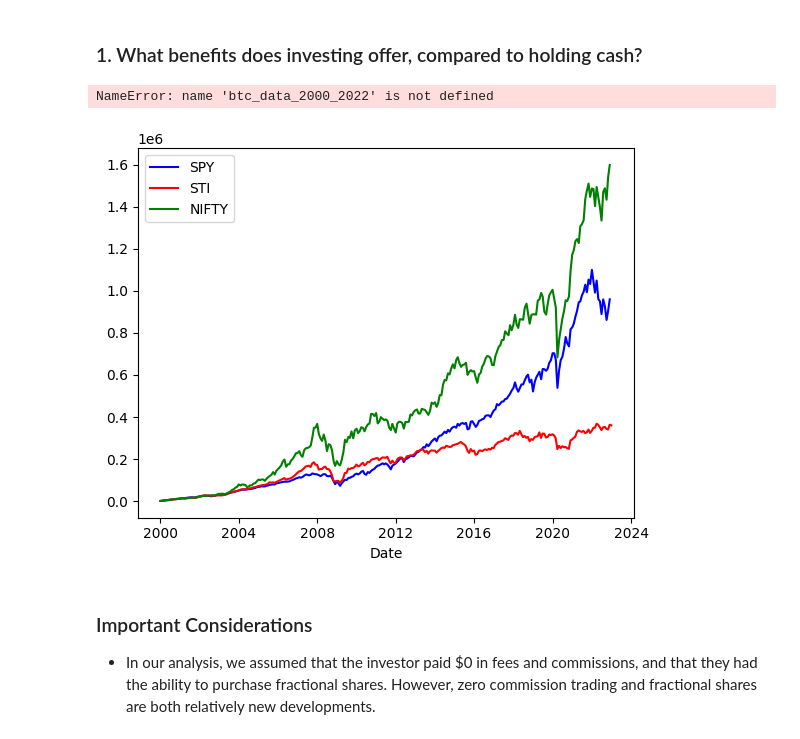
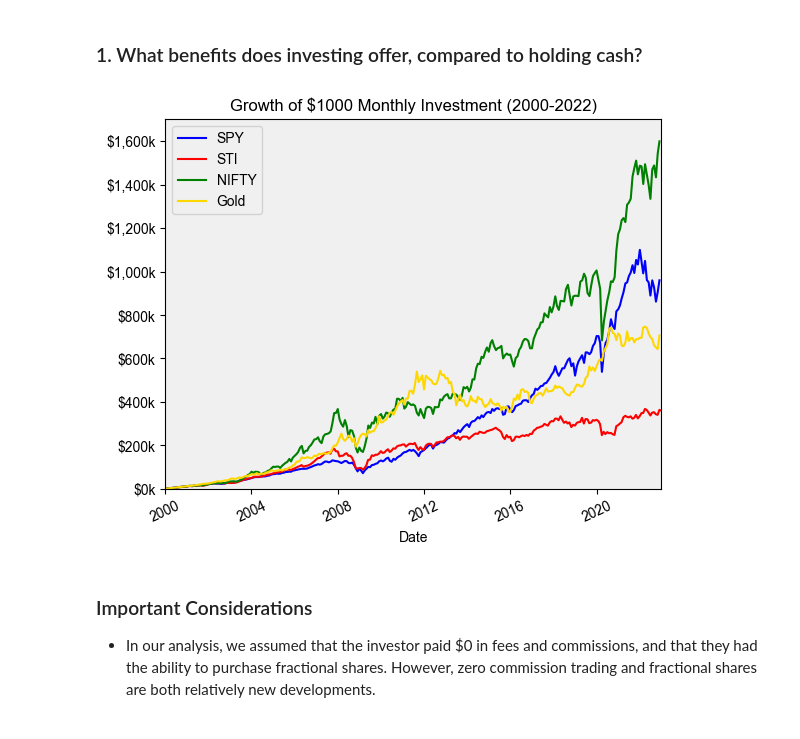
Before and after one commit to ConfuseIous/PDS-CA2, a Jupyter notebook: Main.ipynb, the cells around one changed output. Cells and saved outputs as stored; diff of their text form; code cells hidden in the pictures.

Commit message:
added gold to analysis

```diff
--- a/Main.ipynb
+++ b/Main.ipynb
@@ -141,7 +141,9 @@ For maximum precision and granularity, we will use the "Daily" sheet, as this co
 gold_data = pd.read_excel('data/GoldSpotPrices.xlsx', sheet_name='Daily', skiprows=5, index_col=2)
 gold_data = gold_data.drop(['Unnamed: 0', 'Unnamed: 1'], axis=1)
 gold_data = gold_data.iloc[:, 0:1]
-# The index is already in datetime format
+# The index is already in datetime format, but needs to be converted to a regular column
+gold_data.reset_index(level=0, inplace=True)
+gold_data.columns = ['Date', 'Close']
 
 data.gold_data = gold_data
 data.gold_data.head()
@@ -251,6 +253,9 @@ total_sti_value = [0]
 
 total_nifty_shares = [0]
 total_nifty_value = [0]
+
+total_gold = [0]
+total_gold_value = [0]
 
 for year in range(2000, 2023):
     for month in range(1, 13):
@@ -263,36 +268,49 @@ for year in range(2000, 2023):
         # STI
         num_sti_shares = 1000 / data.sti_data.loc[(data.sti_data['Date'].dt.year == year) & (data.sti_data['Date'].dt.month == month)][' Close'].values[0]
         total_sti_shares.append(total_sti_shares[-1] + num_sti_shares)
         price = data.sti_data.loc[(data.sti_data['Date'].dt.year == year) & (data.sti_data['Date'].dt.month == month)][' Close'].values[0]
         value = total_sti_shares[-1] * price
         total_sti_value.append(value)
         # NIFTY
         num_nifty_shares = 1000 / data.nifty_data.loc[(data.nifty_data['Date'].dt.year == year) & (data.nifty_data['Date'].dt.month == month)]['Close'].values[0]
         total_nifty_shares.append(total_nifty_shares[-1] + num_nifty_shares)
         price = data.nifty_data.loc[(data.nifty_data['Date'].dt.year == year) & (data.nifty_data['Date'].dt.month == month)]['Close'].values[0]
         value = total_nifty_shares[-1] * price
         total_nifty_value.append(value)
+        # Gold
+        num_gold = 1000 / data.gold_data.loc[(data.gold_data['Date'].dt.year == year) & (data.gold_data['Date'].dt.month == month)]['Close'].values[0]
+        total_gold.append(total_gold[-1] + num_gold)
+        price = data.gold_data.loc[(data.gold_data['Date'].dt.year == year) & (data.gold_data['Date'].dt.month == month)]['Close'].values[0]
+        value = total_gold[-1] * price
+        total_gold_value.append(value)
 
 spy_data_2000_2022 = data.spy_data.loc[(data.spy_data['Date'].dt.year >= 2000) & (data.spy_data['Date'].dt.year <= 2022)]
 spy_data_2000_2022 = data.spy_data.groupby([spy_data_2000_2022['Date'].dt.year, spy_data_2000_2022['Date'].dt.month]).first()
 
 sti_data_2000_2022 = data.sti_data.loc[(data.sti_data['Date'].dt.year >= 2000) & (data.sti_data['Date'].dt.year <= 2022)]
 sti_data_2000_2022 = data.sti_data.groupby([sti_data_2000_2022['Date'].dt.year, sti_data_2000_2022['Date'].dt.month]).first()
 
 nifty_data_2000_2022 = data.nifty_data.loc[(data.nifty_data['Date'].dt.year >= 2000) & (data.nifty_data['Date'].dt.year <= 2022)]
 nifty_data_2000_2022 = data.nifty_data.groupby([nifty_data_2000_2022['Date'].dt.year, nifty_data_2000_2022['Date'].dt.month]).first()
 
+gold_data_2000_2022 = data.gold_data.loc[(data.gold_data['Date'].dt.year >= 2000) & (data.gold_data['Date'].dt.year <= 2022)]
+gold_data_2000_2022 = data.gold_data.groupby([gold_data_2000_2022['Date'].dt.year, gold_data_2000_2022['Date'].dt.month]).first()
+
+plt.rcParams['axes.facecolor'] = 'F0F0F0'
+
 sns.lineplot(x=spy_data_2000_2022['Date'], y=total_spy_value[1:], color="blue", label='SPY')
 sns.lineplot(x=sti_data_2000_2022['Date'], y=total_sti_value[1:], color="red", label='STI')
 sns.lineplot(x=nifty_data_2000_2022['Date'], y=total_nifty_value[1:], color="green", label='NIFTY')
-sns.lineplot(x=btc_data_2000_2022['Date'], y=total_btc_value[1:], color="orange", label='BTC')
+sns.lineplot(x=gold_data_2000_2022['Date'], y=total_gold_value[1:], color="gold", label='Gold')
+
 plt.ylim(0, 1700000)
 plt.xlim(pd.Timestamp('2000-01-01'), pd.Timestamp('2022-12-31'))
+plt.xticks(rotation=25)
+plt.title('Growth of $1000 Monthly Investment (2000-2022)')
 plt.gca().yaxis.set_major_formatter(FuncFormatter(lambda x, _: '${:,.0f}'.format(x/1000) + 'k')) # Format y-axis ticks in 100k increments
 plt.show()
 # %% [output]
-NameError: name 'btc_data_2000_2022' is not defined
-[figure, old version]
+[figure, new version]
 # %% [markdown]
 ### Important Considerations
 - In our analysis, we assumed that the investor paid $0 in fees and commissions, and that they had the ability to purchase fractional shares. However, zero commission trading and fractional shares are both relatively new developments.
```
Also changed, not shown: parts of 1 cell of this notebook.
